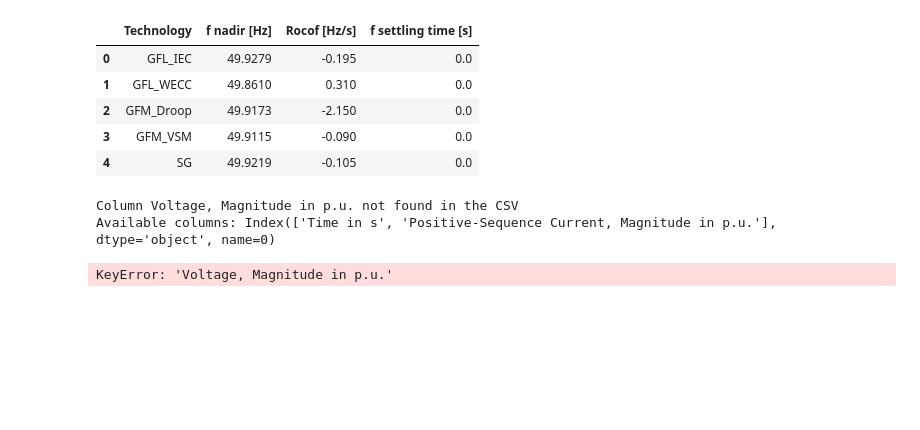
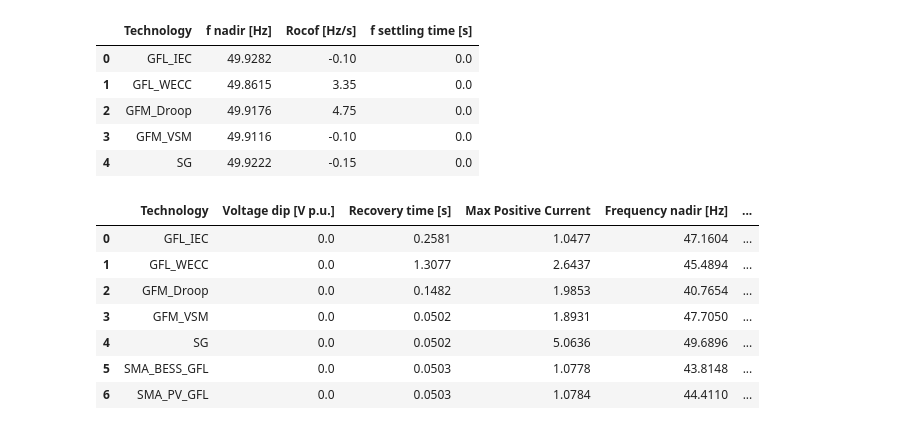
Before and after one commit to marioataveraleon/Thesis, a Jupyter notebook: Scripts/kpis.ipynb, the cells around one changed output. Saved outputs shown, nothing was run; the diff lists cells and outputs as text; code cells hidden in the pictures; blank space fills up the shorter version.

```diff
--- a/Scripts/kpis.ipynb
+++ b/Scripts/kpis.ipynb
@@ -85,6 +26,7 @@ colmap = {
     "Ipos": "Positive-Sequence Current, Magnitude in p.u.",
 }
 # %%
+# HELPERS
 
 def load_pf_csv(path: str,colmap) -> pd.DataFrame:
     """
@@ -131,7 +73,7 @@ def finite_diff_derivative(t: np.ndarray, y:np.ndarray) ->np.ndarray:
     dydt = np.gradient(y,t)
     return dydt
 
-def plot_signal(t,y,reference = 50,nadir = None,band = None,settling_time = None, title = "Signal",y_label = "Value"):
+def plot_signal_with(t,y,reference = 50,nadir = None,band = None,settling_time = None, title = "Signal",y_label = "Value"):
     plt.figure(figsize=(8,4))
     plt.plot(t,y,label = "signal")
 
@@ -150,6 +92,17 @@ def plot_signal(t,y,reference = 50,nadir = None,band = None,settling_time = None
     plt.legend()
     plt.tight_layout()
     plt.show()
+
+def plot_signal(x,y,title:str = "Signal",y_label:str = "y label",label:str ="label"):
+    plt.figure(figsize=(8,4))
+    plt.plot(x,y,label = label)
+    plt.xlabel("Time [s]")
+    plt.ylabel(y_label)
+    plt.title(title)
+    plt.grid(True)
+    plt.legend()
+    plt.tight_layout()
+    plt.show()
 # %%
 def load_all_results(results_root: str | Path,
                       colmap) -> Dict[Tuple[str, str], pd.DataFrame]:
@@ -347,0 +307,7 @@ for (tech,name),df in out.items():
+# %%
+for (technology,fault),df in loadsteps.items():
+    Q = get_series(df,colmap,"P")
+    t = get_series(df,colmap,"t")
+    RoCoF,dfdt,t_rocof = kpi_rocof_max(df,colmap,0,20)
+    plot_signal(t,Q,"Active Power","MW",technology)
+    #plot_signal(t_rocof,dfdt,"RoCoF","Hz/s",technology)
@@ -348,26 +326,26 @@ for (tech,name),df in out.items():
 # %%
 rows = []
 for (technology,fault), df in loadsteps.items():
     nadir = kpi_f_nadir(df,colmap,0.95,15)
-    RoCoF,dfdt,t_rocof = kpi_rocof_max(df,colmap,0,5)
+    RoCoF,dfdt,t_rocof = kpi_rocof_max(df,colmap,1.020,3)
     settling_time = kpi_settling_time_f(df,colmap,1,50,0.5,0.5,20)
     row = {"Technology" : technology, "f nadir [Hz]": nadir,
            "Rocof [Hz/s]":RoCoF,"f settling time [s]": settling_time}
     rows.append(row)
     t = get_series(df,colmap,"t")
     f = get_series(df,colmap,"f")
     #plot_signal(t,f,50,nadir,0.5,settling_time,"Frequency","Hz")
     #plot_signal(t_rocof,dfdt,reference = 0.0,nadir = None,band = 0,settling_time=0,title="RoCoF",y_label="Hz/s")
 
 loadstep_analysis = pd.DataFrame(rows)
 loadstep_analysis.head()
 # %% [output]
 |  | Technology | f nadir [Hz] | Rocof [Hz/s] | f settling time [s] |
-| 0 | GFL_IEC | 49.9279 | -0.195 | 0.0 |
-| 1 | GFL_WECC | 49.8610 | 0.310 | 0.0 |
-| 2 | GFM_Droop | 49.9173 | -2.150 | 0.0 |
-| 3 | GFM_VSM | 49.9115 | -0.090 | 0.0 |
-| 4 | SG | 49.9219 | -0.105 | 0.0 |
+| 0 | GFL_IEC | 49.9282 | -0.10 | 0.0 |
+| 1 | GFL_WECC | 49.8615 | 3.35 | 0.0 |
+| 2 | GFM_Droop | 49.9176 | 4.75 | 0.0 |
+| 3 | GFM_VSM | 49.9116 | -0.10 | 0.0 |
+| 4 | SG | 49.9222 | -0.15 | 0.0 |
 # %%
 rows = []
 for (technology,fault), df in three_ph_scs.items():
@@ -392,9 +370,14 @@ for (technology,fault), df in three_ph_scs.items():
 three_ph_sc_analysis = pd.DataFrame(rows)
 three_ph_sc_analysis.head(7)
 # %% [output]
-Column Voltage, Magnitude in p.u. not found in the CSV
-Available columns: Index(['Time in s', 'Positive-Sequence Current, Magnitude in p.u.'], dtype='object', name=0)
-KeyError: 'Voltage, Magnitude in p.u.'
+|  | Technology | Voltage dip [V p.u.] | Recovery time [s] | Max Positive Current | Frequency nadir [Hz] | ... |
+| 0 | GFL_IEC | 0.0 | 0.2581 | 1.0477 | 47.1604 | ... |
+| 1 | GFL_WECC | 0.0 | 1.3077 | 2.6437 | 45.4894 | ... |
+| 2 | GFM_Droop | 0.0 | 0.1482 | 1.9853 | 40.7654 | ... |
+| 3 | GFM_VSM | 0.0 | 0.0502 | 1.8931 | 47.7050 | ... |
+| 4 | SG | 0.0 | 0.0502 | 5.0636 | 49.6896 | ... |
+| 5 | SMA_BESS_GFL | 0.0 | 0.0503 | 1.0778 | 43.8148 | ... |
+| 6 | SMA_PV_GFL | 0.0 | 0.0503 | 1.0784 | 44.4110 | ... |
 # %%
 print(
     loadstep_analysis.to_string(
```
Also changed, not shown: parts of 6 cells of this notebook, 3 other files.
